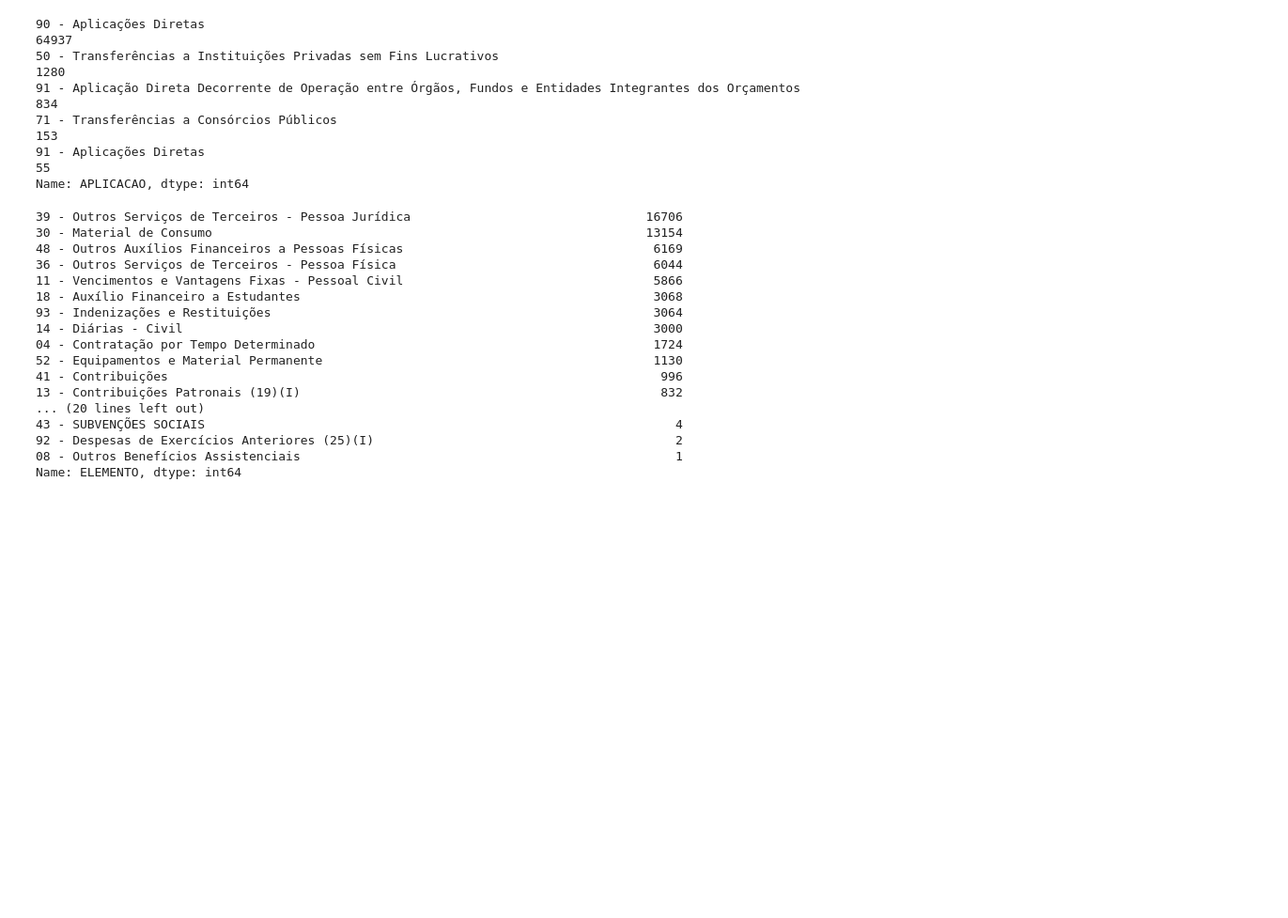
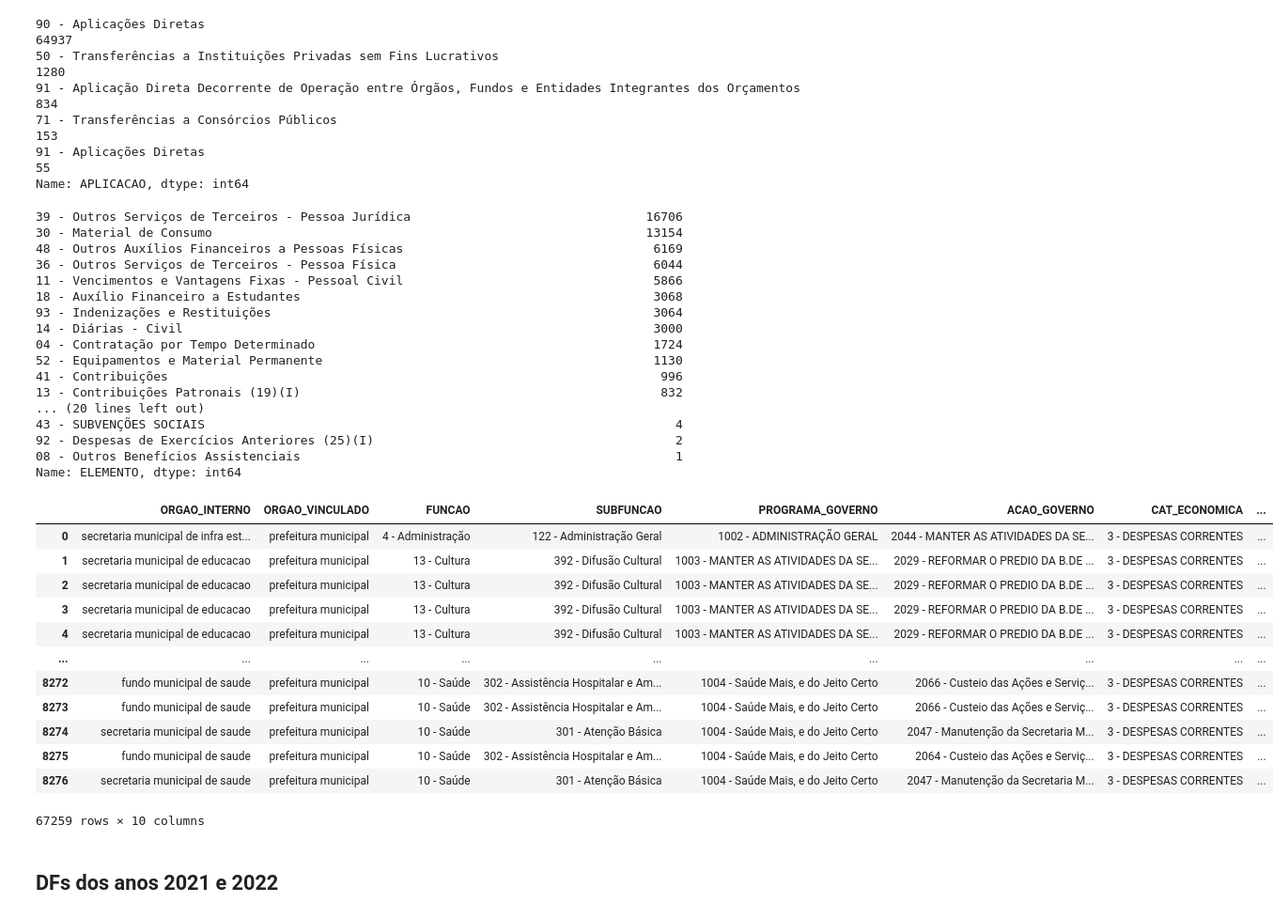
Before and after one commit to AllysonAbreu/dw_contas_publicas_2022, a Jupyter notebook: TCC2/dados/02_despesas/dados_para_carga/tratamento_novos_dados.ipynb, the cells around one changed output. Shown at 94% size. Drawn from its saved outputs; the diff is of its cells as text; code cells hidden in the pictures; blank space fills up the shorter version.

```diff
--- a/TCC2/dados/02_despesas/dados_para_carga/tratamento_novos_dados.ipynb
+++ b/TCC2/dados/02_despesas/dados_para_carga/tratamento_novos_dados.ipynb
@@ -611,18 +611,23 @@ dic_padrao_dados_orgao_interno = {'Fundo Municipal de Saúde':'fundo municipal d
                                   'Secretaria de Governo e Articulação Política':'secretaria de governo e articulacao politica',
                                   'SEC. DE GOV. E ARTIC. POLÍTICA':'secretaria de governo e articulacao politica',
                                   'Secretaria Municipal de Cultura e Turismo':'secretaria municipal de cultura e turismo',
-                                  'Secretaria Municipal do Desenvolvimento Rural e do Meio Ambiente':'secretaria municipal do desenvolvimento rural e do meio ambiente',
-                                  'SEC. MUN. DO DESENVOL. RURAL E DO MEIO AMBIENTE':'secretaria municipal do desenvolvimento rural e do meio ambiente',
+                                  'Secretaria Municipal de Meio Ambiente':'secretaria municipal de desenvolvimento rural e do meio ambiente e recursos hidricos',
+                                  'Secretaria Municipal do Desenvolvimento Rural e Recursos Hídricos':'secretaria municipal de desenvolvimento rural e do meio ambiente e recursos hidricos',
+                                  'Secretaria Municipal do Desenvolvimento Rural e do Meio Ambiente':'secretaria municipal de desenvolvimento rural e do meio ambiente e recursos hidricos',
+                                  'SEC. MUN. DO DESENVOL. RURAL E DO MEIO AMBIENTE':'secretaria municipal de desenvolvimento rural e do meio ambiente e recursos hidricos',
                                   'Procuradoria Geral do Município':'procuradoria geral do municipio',
                                   'PROCURADORIA GERAL DO MUNICIPIO':'procuradoria geral do municipio',
                                   'Secretaria Municipal de Planejamento':'secretaria municipal de planejamento',
                                   'SECRETARIA MUNICIPAL DE PLANEJAMENTO':'secretaria municipal de planejamento',
+                                  'Secretaria Municipal de Juventude e Esporte':'secretaria municipal de juventude esporte turismo lazer',
                                   'Secretaria Municipal de Juventude, Esporte e Turismo':'secretaria municipal de juventude esporte turismo lazer',
                                   'Secretaria Municipal de Juventude, Esporte e Lazer':'secretaria muncipal de juventude esporte turismo lazer',
                                   'SEC. JUV., ESPORTE E TURISMO':'secretaria municipal de juventude esporte turismo lazer',
                                   'Secretaria Municipal de Controle Social ':'secretaria municipal de controle social',
                                   'Secretaria Municipal de Controle Interno':'secretaria municipal do orcamento controle interno',
-                                  'SEC. MUN. DO ORÇAMENTO E CONTROLE INTERNO - SEMOCI':'secretaria municipal do orcamento controle interno'}
+                                  'SEC. MUN. DO ORÇAMENTO E CONTROLE INTERNO - SEMOCI':'secretaria municipal do orcamento controle interno',
+                                  'Secretaria Municipal de Comunicação':'secretaria municipal de comunicacao',
+                                  'Câmara Municipal':'camara municipal'}
 # %%
 df_classes_despesas['ORGAO_INTERNO'].replace(to_replace=dic_padrao_dados_orgao_interno, inplace=True)
 df_classes_despesas['ORGAO_INTERNO'].value_counts()
@@ -708,3 +751,13 @@ df_classes_despesas['FUNCAO'].value_counts()
 18 - Gestão Ambiental            42
 17 - Saneamento                   1
 Name: FUNCAO, dtype: int64
+# %%
+df_classes_despesas = tratar_coluna(df_classes_despesas,'FUNCAO','COD_FUNCAO')
+df_classes_despesas = tratar_coluna(df_classes_despesas,'SUBFUNCAO','COD_SUBFUNCAO')
+df_classes_despesas = tratar_coluna(df_classes_despesas,'PROGRAMA_GOVERNO','COD_PROGRAMA_GOVERNO')
+df_classes_despesas = tratar_coluna(df_classes_despesas,'ACAO_GOVERNO','COD_ACAO_GOVERNO')
+df_classes_despesas = tratar_coluna(df_classes_despesas,'CAT_ECONOMICA','COD_CAT_ECONOMICA')
+df_classes_despesas = tratar_coluna(df_classes_despesas,'NATUREZA','COD_NATUREZA')
+df_classes_despesas = tratar_coluna(df_classes_despesas,'APLICACAO','COD_APLICACAO')
+df_classes_despesas = tratar_coluna(df_classes_despesas,'ELEMENTO','COD_ELEMENTO')
+df_classes_despesas.head(1)
@@ -811,4 +867,22 @@ df_classes_despesas['ELEMENTO'].value_counts()
 92 - Despesas de Exercícios Anteriores (25)(I)                                         2
 08 - Outros Benefícios Assistenciais                                                   1
 Name: ELEMENTO, dtype: int64
+# %%
+df_classes_despesas
+# %% [output]
+|  | ORGAO_INTERNO | ORGAO_VINCULADO | FUNCAO | SUBFUNCAO | PROGRAMA_GOVERNO | ACAO_GOVERNO | CAT_ECONOMICA | ... |
+| 0 | secretaria municipal de infra est... | prefeitura municipal | 4 - Administração | 122 - Administração Geral | 1002 - ADMINISTRAÇÃO GERAL | 2044 - MANTER AS ATIVIDADES DA SE... | 3 - DESPESAS CORRENTES | ... |
+| 1 | secretaria municipal de educacao | prefeitura municipal | 13 - Cultura | 392 - Difusão Cultural | 1003 - MANTER AS ATIVIDADES DA SE... | 2029 - REFORMAR O PREDIO DA B.DE ... | 3 - DESPESAS CORRENTES | ... |
+| 2 | secretaria municipal de educacao | prefeitura municipal | 13 - Cultura | 392 - Difusão Cultural | 1003 - MANTER AS ATIVIDADES DA SE... | 2029 - REFORMAR O PREDIO DA B.DE ... | 3 - DESPESAS CORRENTES | ... |
+| 3 | secretaria municipal de educacao | prefeitura municipal | 13 - Cultura | 392 - Difusão Cultural | 1003 - MANTER AS ATIVIDADES DA SE... | 2029 - REFORMAR O PREDIO DA B.DE ... | 3 - DESPESAS CORRENTES | ... |
+| 4 | secretaria municipal de educacao | prefeitura municipal | 13 - Cultura | 392 - Difusão Cultural | 1003 - MANTER AS ATIVIDADES DA SE... | 2029 - REFORMAR O PREDIO DA B.DE ... | 3 - DESPESAS CORRENTES | ... |
+| ... | ... | ... | ... | ... | ... | ... | ... | ... |
+| 8272 | fundo municipal de saude | prefeitura municipal | 10 - Saúde | 302 - Assistência Hospitalar e Am... | 1004 - Saúde Mais, e do Jeito Certo | 2066 - Custeio das Ações e Serviç... | 3 - DESPESAS CORRENTES | ... |
+| 8273 | fundo municipal de saude | prefeitura municipal | 10 - Saúde | 302 - Assistência Hospitalar e Am... | 1004 - Saúde Mais, e do Jeito Certo | 2066 - Custeio das Ações e Serviç... | 3 - DESPESAS CORRENTES | ... |
+| 8274 | secretaria municipal de saude | prefeitura municipal | 10 - Saúde | 301 - Atenção Básica | 1004 - Saúde Mais, e do Jeito Certo | 2047 - Manutenção da Secretaria M... | 3 - DESPESAS CORRENTES | ... |
+| 8275 | fundo municipal de saude | prefeitura municipal | 10 - Saúde | 302 - Assistência Hospitalar e Am... | 1004 - Saúde Mais, e do Jeito Certo | 2064 - Custeio das Ações e Serviç... | 3 - DESPESAS CORRENTES | ... |
+| 8276 | secretaria municipal de saude | prefeitura municipal | 10 - Saúde | 301 - Atenção Básica | 1004 - Saúde Mais, e do Jeito Certo | 2047 - Manutenção da Secretaria M... | 3 - DESPESAS CORRENTES | ... |
+67259 rows × 10 columns
+# %% [markdown]
+## DFs dos anos 2021 e 2022
 # %%
```
Also changed, not shown: parts of 19 cells of this notebook, 2 other files.
